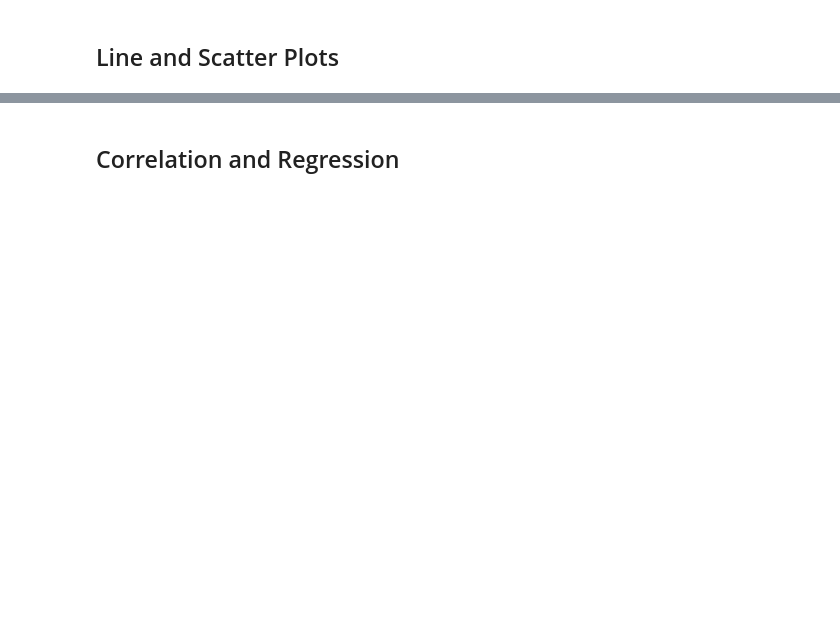
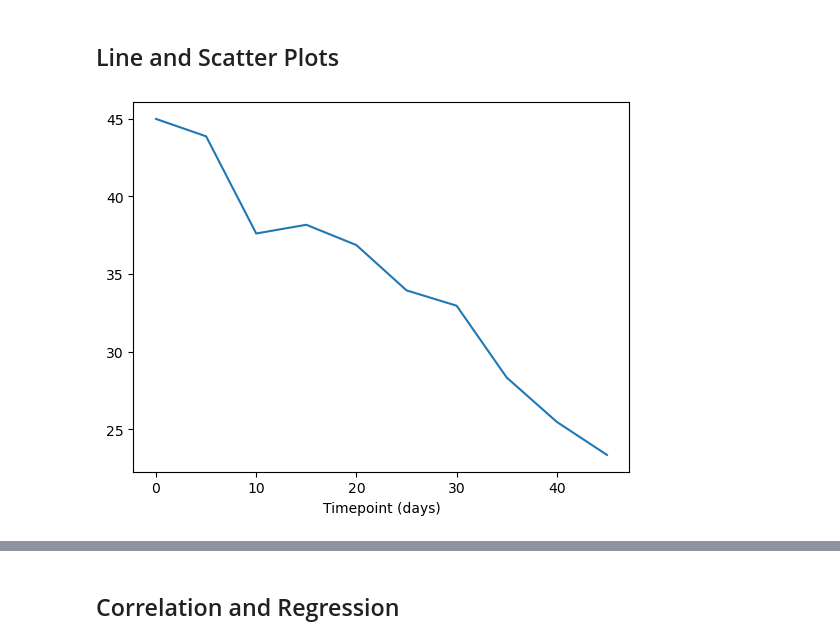
Before and after one commit to kotipals/Pymaceuticals, a Jupyter notebook: pymaceuticals_starter.ipynb, the cells around one changed output, grey strips where cells are left out. Drawn from its saved outputs; the diff is of its cells as text; code cells hidden in the pictures; blank space fills up the shorter version.

```diff
--- a/pymaceuticals_starter.ipynb
+++ b/pymaceuticals_starter.ipynb
@@ -219,3 +232,12 @@ TypeError: unsupported operand type(s) for -: 'str' and 'str'
 ## Line and Scatter Plots
 # %%
 # Generate a line plot of tumor volume vs. time point for a single mouse treated with Capomulin
+clean_df[clean_df['Drug Regimen'] == "Capomulin"]
+mouse=clean_df[clean_df['Mouse ID'] == 's185']
+x=mouse['Timepoint']
+y=mouse['Tumor Volume (mm3)']
+plt.plot(x,y)
+plt.xlabel("Timepoint (days)")
+plt.show()
+# %% [output]
+[figure, added]
```
Also changed, not shown: parts of 8 cells of this notebook, 1 other file.
